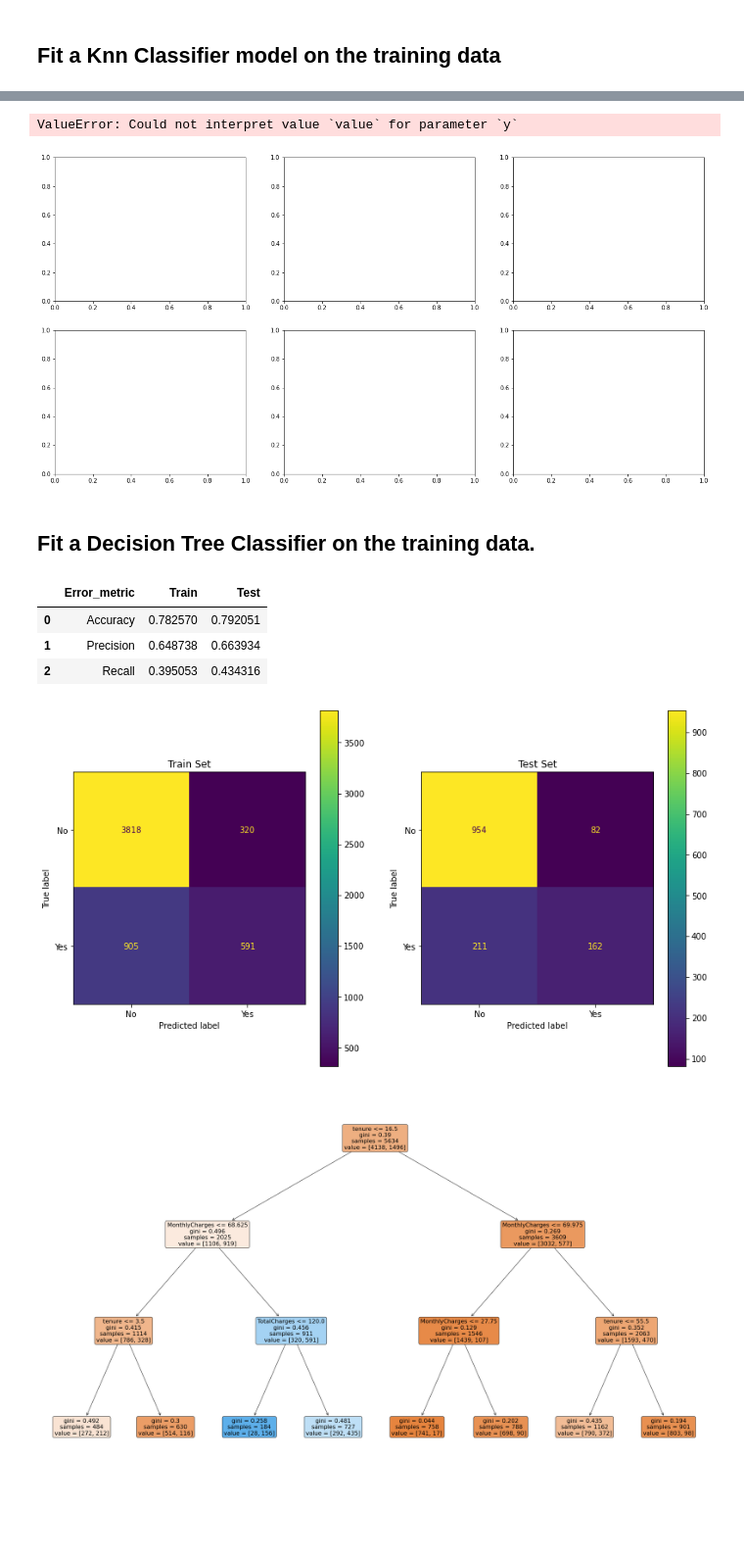
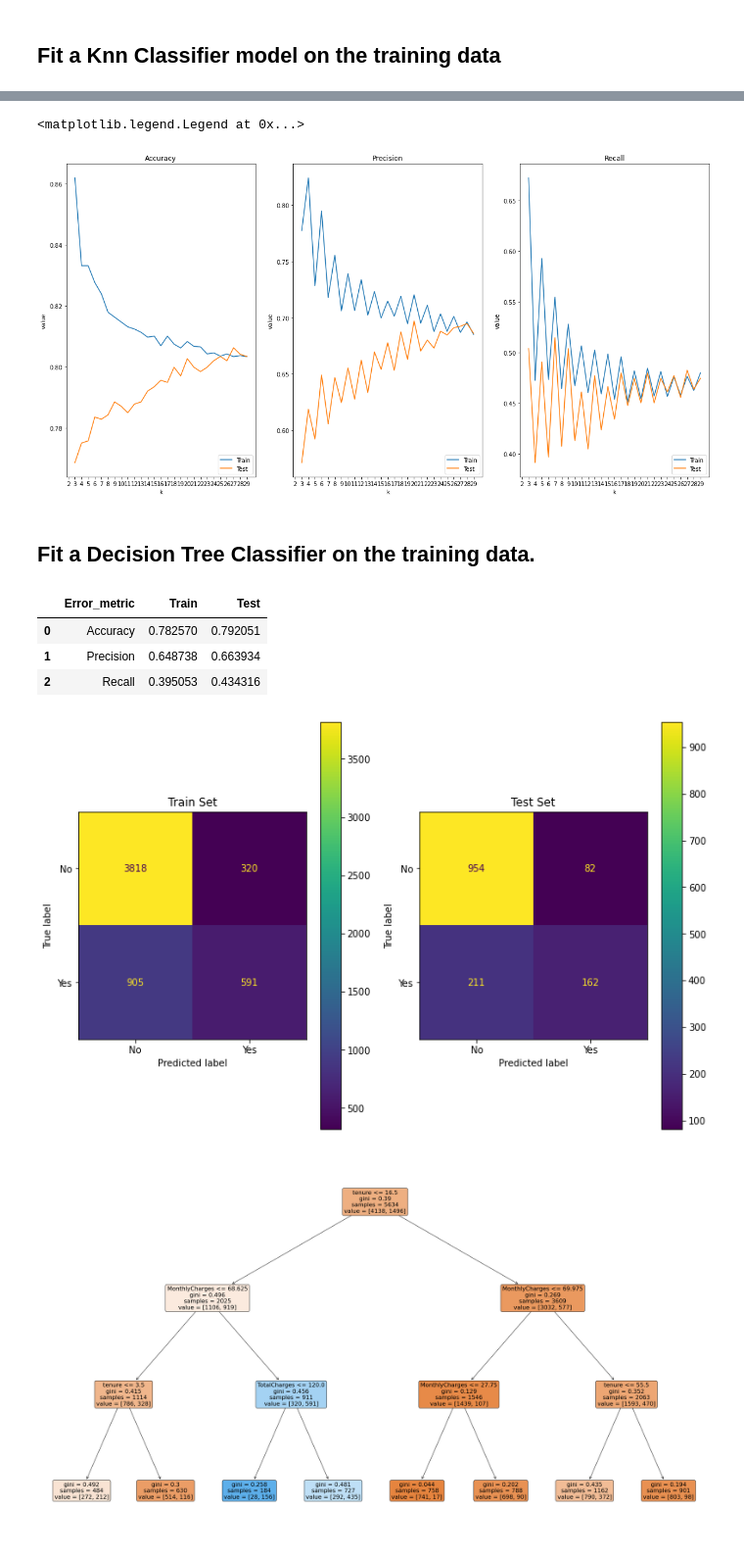
Before and after one commit to ChristinIskander/Classlabs, a Jupyter notebook: week 7/Tuesday 03.05.2022/Customer Churn-Handling Imbalanced Data.ipynb, the cells around one changed output, grey strips where cells are left out. Shown at 98% size. Cells and saved outputs as stored; diff of their text form; code cells hidden in the pictures; blank space fills up the shorter version.

```diff
--- a/week 7/Tuesday 03.05.2022/Customer Churn-Handling Imbalanced Data.ipynb
+++ b/week 7/Tuesday 03.05.2022/Customer Churn-Handling Imbalanced Data.ipynb
@@ -252,7 +252,7 @@ Confusion matrix for the test set
 # %%
 from sklearn.neighbors import KNeighborsClassifier
 
-model = KNeighborsClassifier(n_neighbors=3,weights='uniform')
+model = KNeighborsClassifier(n_neighbors=29,weights='uniform')
 model.fit(X_train, y_train)
 y_pred=model.predict(X_test)
 y_pred_train=model.predict(X_train)
@@ -271,7 +272,7 @@ knn = pd.DataFrame()
 
 models = {'k': [] }
 
-for k in range(3,21):
+for k in range(3,30):
 
     neigh = KNeighborsClassifier(n_neighbors=k)
     neigh.fit(X_train_norm, y_train)
@@ -283,12 +284,12 @@ for k in range(3,21):
 
 
     temp = pd.DataFrame({'k': [k]*3,'Error_metric': ['Accuracy','Precision','Recall'],
-                               'Train': [accuracy_score(y_train, y_pred_train_log),
-                                         precision_score(y_train, y_pred_train_log,pos_label="Yes"),
-                                         recall_score(y_train, y_pred_train_log, pos_label="Yes")],
-                               'Test': [accuracy_score(y_test, y_pred_test_log),
-                                        precision_score(y_test, y_pred_test_log, pos_label="Yes"),
-                                        recall_score(y_test, y_pred_test_log, pos_label="Yes")]})
+                               'Train': [accuracy_score(y_train, y_pred_train_knn),
+                                         precision_score(y_train, y_pred_train_knn,pos_label="Yes"),
+                                         recall_score(y_train, y_pred_train_knn, pos_label="Yes")],
+                               'Test': [accuracy_score(y_test, y_pred_test_knn),
+                                        precision_score(y_test, y_pred_test_knn, pos_label="Yes"),
+                                        recall_score(y_test, y_pred_test_knn, pos_label="Yes")]})
     knn = pd.concat([knn,temp], axis=0)
 
 knn
@@ -318,34 +340,25 @@ import seaborn as sns
 
 #metrics = ['Mean error',]'Mean absolute error',...]
 
-fig, ax = plt.subplots(2,3, figsize=(20,10))
-sns.lineplot(x = 'k', y = 'value', data = knn[knn['Error_metric'] == 'Mean error'], hue = 'variable', ax = ax[0,0])
-ax[0,0].set_xticks(range(2,21))
-ax[0,0].set_title("Mean error")
-ax[0,0].legend(loc='lower right')
-sns.lineplot(x = 'k', y = 'value', data = knn[knn['Error_metric'] == 'Mean absolute error'], hue = 'variable', ax = ax[0,1])
-ax[0,1].set_xticks(range(2,21))
-ax[0,1].set_title("Mean absolute error")
-ax[0,1].legend(loc='lower right')
-sns.lineplot(x = 'k', y = 'value', data = knn[knn['Error_metric'] == 'Mean squared error'], hue = 'variable', ax = ax[0,2])
-ax[0,2].set_xticks(range(2,21))
-ax[0,2].set_title("Mean squared error")
-ax[0,2].legend(loc='lower right')
-sns.lineplot(x = 'k', y = 'value', data = knn[knn['Error_metric'] == 'Root mean squared error'], hue = 'variable', ax = ax[1,0])
-ax[1,0].set_xticks(range(2,21))
-ax[1,0].set_title("Root mean squared error")
-ax[1,0].legend(loc='lower right')
-sns.lineplot(x = 'k', y = 'value', data = knn[knn['Error_metric'] == 'Mean absolute percentual error'], hue = 'variable', ax = ax[1,1])
-ax[1,1].set_xticks(range(2,21))
-ax[1,1].set_title("Mean absolute percentual error")
-ax[1,1].legend(loc='lower right')
-sns.lineplot(x = 'k', y = 'value', data = knn[knn['Error_metric'] == 'R2'], hue = 'variable', ax = ax[1,2])
-ax[1,2].set_xticks(range(2,21))
-ax[1,2].set_title("R2")
-ax[1,2].legend(loc='lower right')
+fig, ax = plt.subplots(1,3, figsize=(20,10))
+
+sns.lineplot(x = 'k', y = 'value', data = knn2[knn2['Error_metric'] == 'Accuracy'], hue = 'variable', ax = ax[0])
+ax[0].set_xticks(range(2,30))
+ax[0].set_title("Accuracy")
+ax[0].legend(loc='lower right')
+
+sns.lineplot(x = 'k', y = 'value', data = knn2[knn2['Error_metric'] == 'Precision'], hue = 'variable', ax = ax[1])
+ax[1].set_xticks(range(2,30))
+ax[1].set_title("Precision")
+ax[1].legend(loc='lower right')
+
+sns.lineplot(x = 'k', y = 'value', data = knn2[knn2['Error_metric'] == 'Recall'], hue = 'variable', ax = ax[2])
+ax[2].set_xticks(range(2,30))
+ax[2].set_title("Recall")
+ax[2].legend(loc='lower right')
 # %% [output]
-ValueError: Could not interpret value `value` for parameter `y`
+<matplotlib.legend.Legend at 0x...>
-[figure, old version]
+[figure, new version]
 # %% [markdown]
 ## Fit a Decision Tree Classifier on the training data.
 # %%
@@ -360,35 +373,35 @@ y_pred_train_dt = dtc.predict(X_train)
 y_pred_test_dt = dtc.predict(X_test)
 
 
 performance_df = pd.DataFrame({'Error_metric': ['Accuracy','Precision','Recall'],
                                'Train': [accuracy_score(y_train, y_pred_train_dt),
                                          precision_score(y_train, y_pred_train_dt, pos_label="Yes"),
                                          recall_score(y_train, y_pred_train_dt, pos_label="Yes")],
                                'Test': [accuracy_score(y_test, y_pred_test_dt),
                                         precision_score(y_test, y_pred_test_dt, pos_label="Yes"),
                                         recall_score(y_test, y_pred_test_dt, pos_label="Yes")]})
 
 display(performance_df)
 
-fig, ax = plt.subplots(1,2, figsize=(14,8))
+fig, ax = plt.subplots(1,2, figsize=(12,8))
 
 
 #print("Confusion matrix for the train set")
 #print(confusion_matrix(y_train,y_pred_train_dt).T)
 plot_confusion_matrix(dtc,X_train,y_train,ax=ax[0], values_format = 'd')
 ax[0].title.set_text("Train Set")
 
 #print("Confusion matrix for the test set")
 
 #print(confusion_matrix(y_test,y_pred_test_dt).T)
 plot_confusion_matrix(dtc,X_test,y_test,ax=ax[1],values_format = 'd')
 ax[1].title.set_text("Test Set")
 # %% [output]
 |  | Error_metric | Train | Test |
 | 0 | Accuracy | 0.782570 | 0.792051 |
 | 1 | Precision | 0.648738 | 0.663934 |
 | 2 | Recall | 0.395053 | 0.434316 |
-[figure, old version]
+[figure, new version]
 # %%
 fig, axes = plt.subplots(nrows = 1,ncols = 1,figsize = (34,20))
 
```
Also changed, not shown: parts of 4 cells of this notebook.
